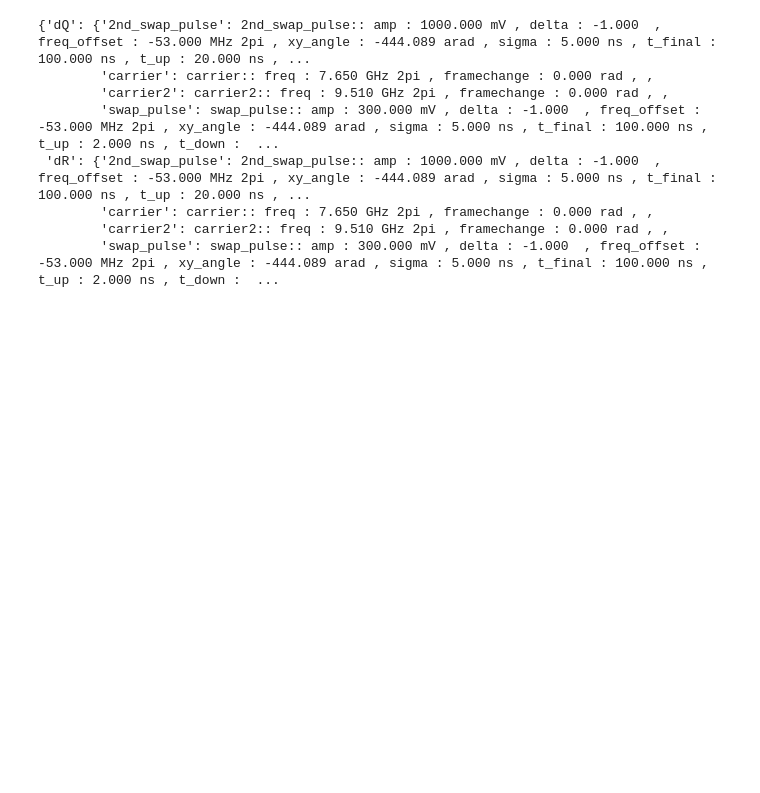
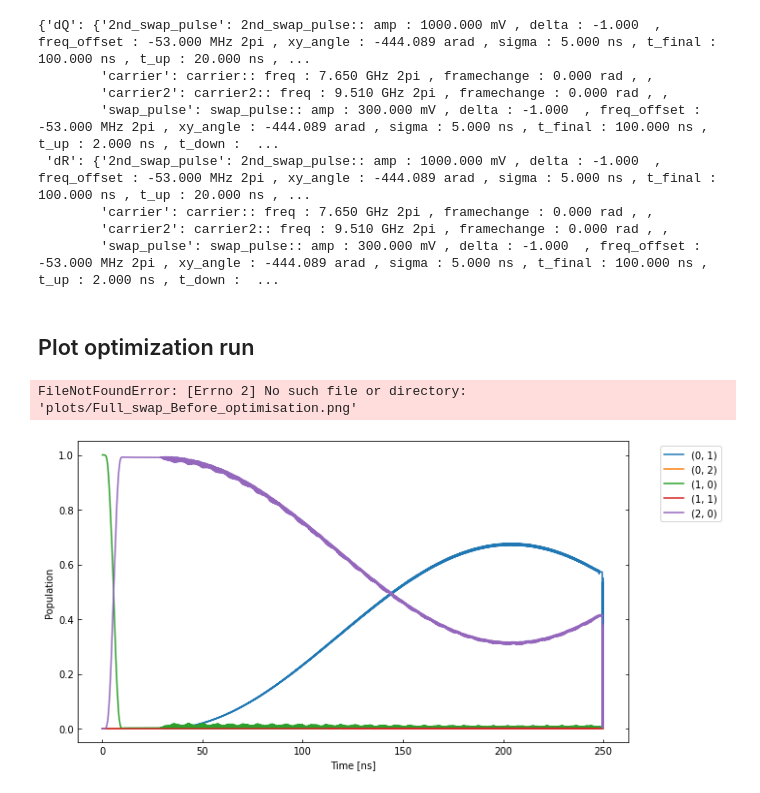
Before and after one commit to BackOnTrackIce/Qubit_readout, a Jupyter notebook: Ashutosh_codes/Qubit_reset_C3.ipynb, the cells around one changed output. Cells and saved outputs as stored; diff of their text form; code cells hidden in the pictures; blank space fills up the shorter version.

Commit message:
Full simulation with working swap optimization

```diff
--- a/Ashutosh_codes/Qubit_reset_C3.ipynb
+++ b/Ashutosh_codes/Qubit_reset_C3.ipynb
@@ -2723,3 +2737,27 @@ pprint.pprint(swap_gate.comps)
         'swap_pulse': swap_pulse:: amp : 300.000 mV , delta : -1.000  , freq_offset : -53.000 MHz 2pi , xy_angle : -444.089 arad , sigma : 5.000 ns , t_final : 100.000 ns , t_up : 2.000 ns , t_down :  ...
 # %%
 import pprint
+# %% [markdown]
+## Plot optimization run
+# %%
+exp = Exp()
+exp.read_config("Full_simulation.hjson")
+pmap = exp.pmap
+model = pmap.model
+
+pmap.load_values("Swap_new.c3log")
+
+exp.set_opt_gates(['swap[0, 1]'])
+unitaries = exp.compute_propagators()
+
+init_state_index = model.get_state_indeces([(1,0)])[0]
+psi_init = [[0] * model.tot_dim]
+psi_init[0][init_state_index] = 1
+init_state = tf.transpose(tf.constant(psi_init, tf.complex128))
+sequence = ['swap[0, 1]']
+
+states_to_plot = [(0,1), (1,0), (0,2), (2,0), (1,1)]
+plotPopulation(exp=exp, psi_init=init_state, sequence=sequence, states_to_plot=states_to_plot, usePlotly=False)
+# %% [output]
+FileNotFoundError: [Errno 2] No such file or directory: 'plots/Full_swap_Before_optimisation.png'
+[figure, added]
```
Also changed, not shown: parts of 5 cells of this notebook, 4 other files.
